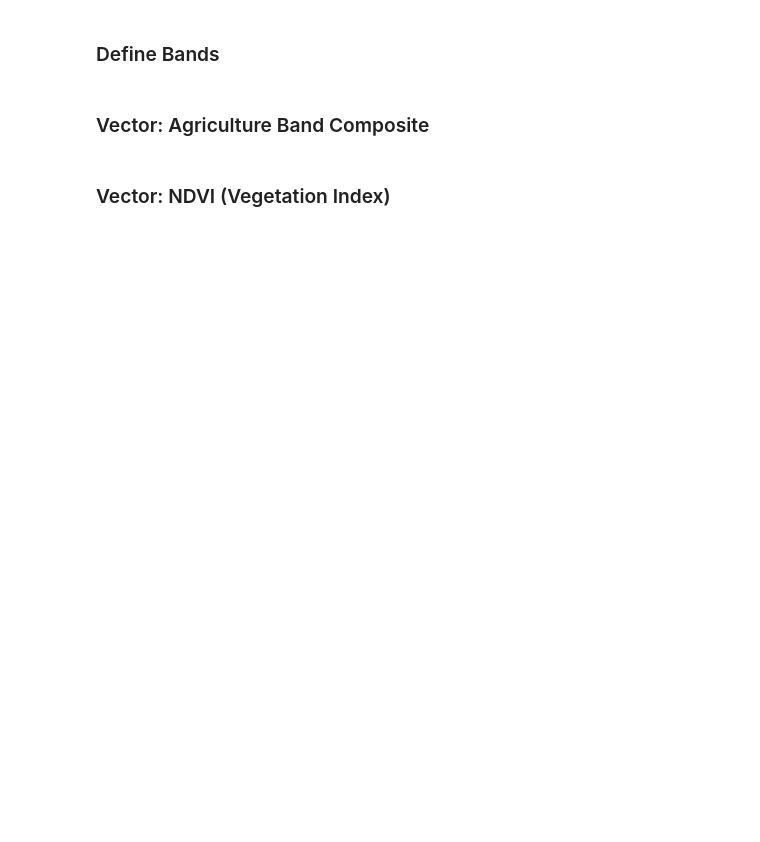
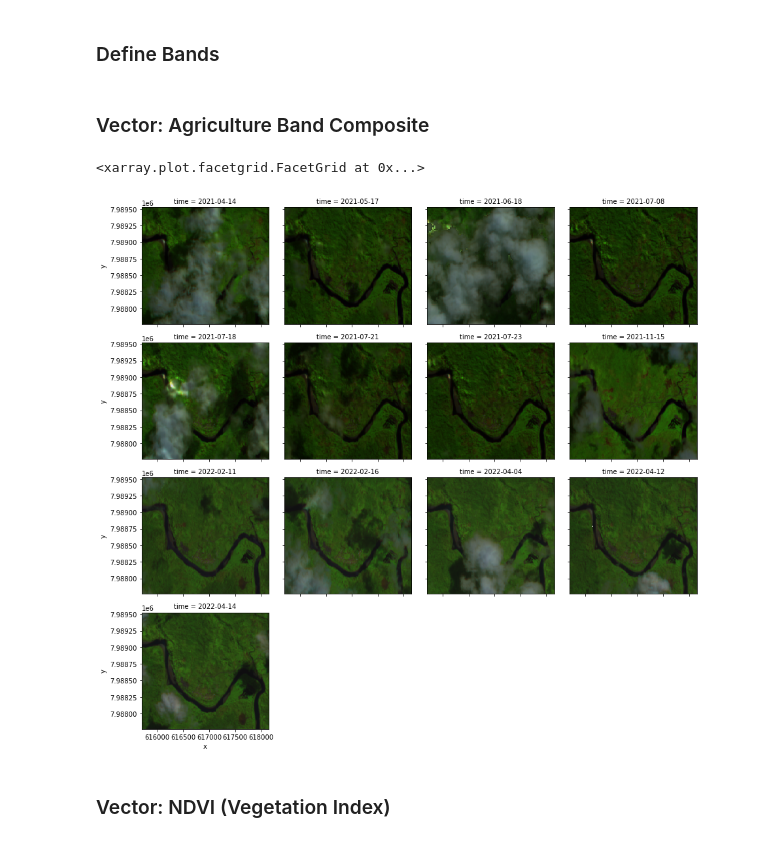
Before and after one commit to sopac/undp_mrd_river_extraction, a Jupyter notebook: river_extraction_monitoring.ipynb, the cells around one changed output. Saved outputs shown, nothing was run; the diff lists cells and outputs as text; code cells hidden in the pictures; blank space fills up the shorter version.

```diff
--- a/river_extraction_monitoring.ipynb
+++ b/river_extraction_monitoring.ipynb
@@ -28,9 +32,10 @@ import xrspatial.multispectral as ms
 # %% [markdown]
 ### Area and Time Of Interest
 # %%
-local =  gpd.read_file('fiji_river_dawasamu.geojson')
-time_range = '2022-01-01/2022-12-31'
+local =  gpd.read_file('fiji_river_nakavu.geojson')
+time_range = '2021-01-01/2022-12-31'
 
+#AOI Variables
 area_of_interest = local.geometry[0]
 bbox = local.total_bounds
 local.explore()
@@ -49,7 +58,7 @@ search = catalog.search(
     collections=["sentinel-2-l2a"],
     intersects=area_of_interest,
     datetime=time_range,
-    limit=500,
+    limit=100,
     query={"eo:cloud_cover": {"lt": 10}},
 )
 items = list(search.get_items())
@@ -68,13 +92,13 @@ data = (
         stackstac.stack(items,
                         bounds_latlon=bbox,
                         assets=["B04", "B03", "B02", "B08", "B11"],  # red, green, blue, nir, swir16
-                        chunksize=8124,
-                        resolution=500
+                        chunksize=8192,
+                        resolution=10
                        )
         .where(lambda x: x > 0, other=np.nan)  # sentinel-2 uses 0 as nodata
         .assign_coords(
             band=lambda x: x.common_name.rename("band"), # use common names
-            time=lambda x: x.time.dt.round("D")
+            time=lambda x: x.time.dt.round("D") #D, MS,
         )
        )
 data
@@ -91,7 +142,10 @@ swir = data.sel(band="swir16")
 # %%
 vegetation = data.sel(band=["swir16", "nir", "blue"])
 # %%
-vegetation.plot.imshow(x="x", y="y", col="time", col_wrap=5, cmap="viridis")#.compute()
+vegetation.plot.imshow(x="x", y="y", col="time", col_wrap=4, cmap="viridis")#.compute()
+# %% [output]
+<xarray.plot.facetgrid.FacetGrid at 0x...>
+[figure, added]
 # %% [markdown]
 ### Vector: NDVI (Vegetation Index)
 # %%
```
Also changed, not shown: parts of 16 cells of this notebook, 2 other files.
